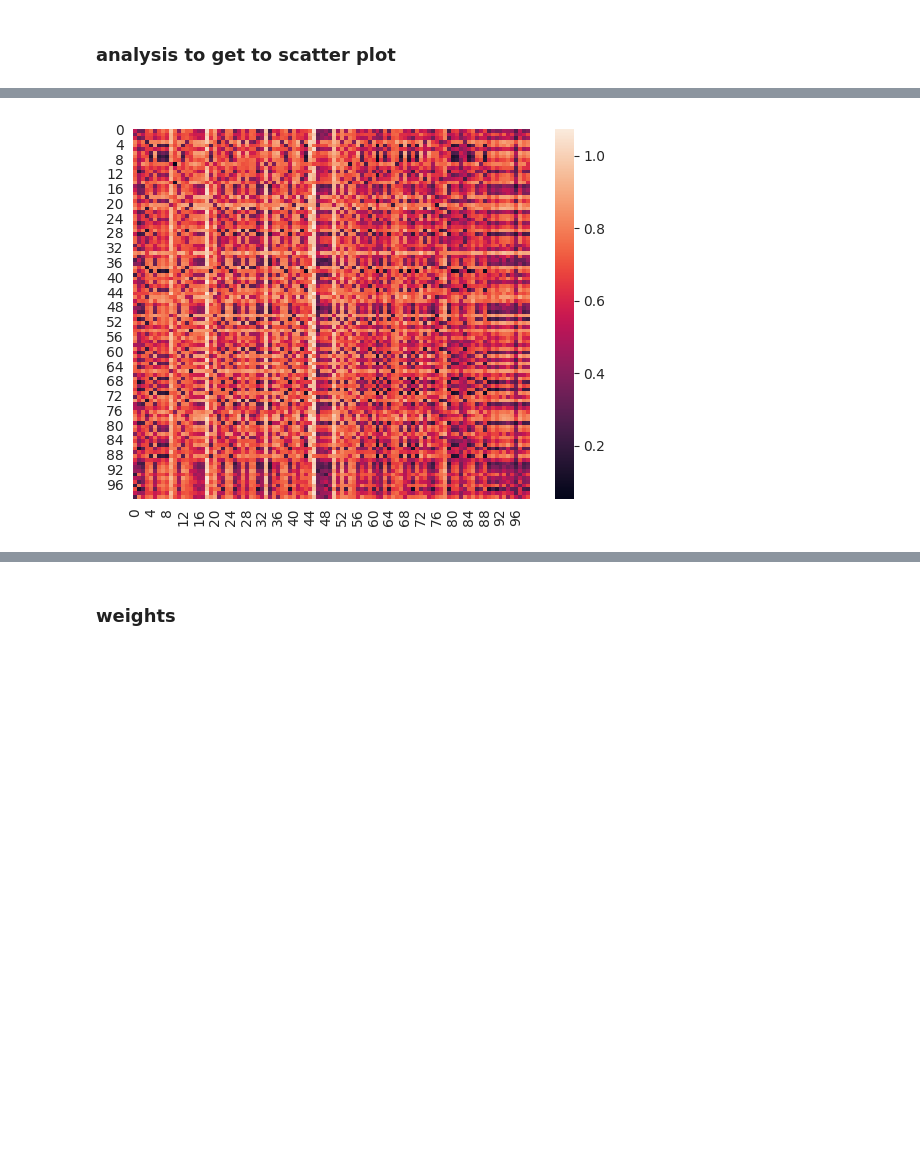
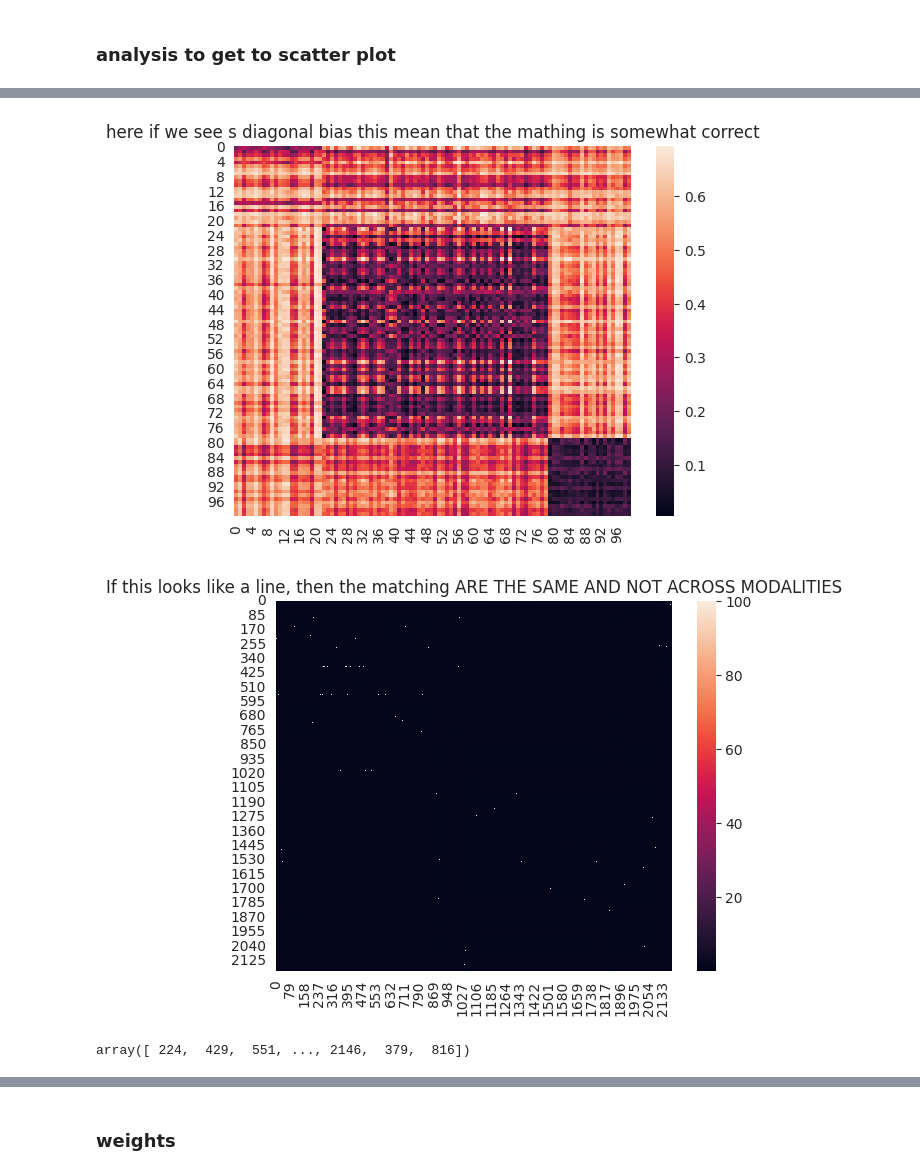
Before and after one commit to reformist/Mapping-scRNA-seq-Variability-Using-Co-Embedding-to-Understand-Cell-Neighborhood-Effects, a Jupyter notebook: CITE-seq_RNA_seq/archetype_generation.ipynb, the cells around one changed output, grey strips where cells are left out. Drawn from its saved outputs; the diff is of its cells as text; code cells hidden in the pictures; blank space fills up the shorter version.

```diff
--- a/CITE-seq_RNA_seq/archetype_generation.ipynb
+++ b/CITE-seq_RNA_seq/archetype_generation.ipynb
@@ -54,9 +46,18 @@ np.random.seed(8)
 # %%
 adata = sc.read("data/totalVI/spleen_lymph_cite_seq.h5ad")
 adata = adata[adata.obs['batch'] == f'SLN111-D1']
+# order adata by minor cell types
+# a = adata.obsm['protein_expression'].iloc[0,0]
+# print(a)
+# a = adata.obsm['protein_expression'].iloc[0,0]
+# print(a)
+
+# adata.obsm['protein_expression'] = adata.obsm['protein_expression'].iloc[adata.obs['cell_types'].argsort(),:]
 # take subsampel of adata
-fraction = 0.2
+fraction = 0.25
 sc.pp.subsample(adata, fraction=fraction)
+adata = adata[adata.obs['cell_types'].argsort(),:]
+
 # adata.obsm['protein_expression'].columns.tolist()
 # %%
 adata.obsm['protein_expression'].values.max()
@@ -605,8 +605,8 @@ array([[-3.28346957, -0.18416051, -6.71945001, -3.03853673],
 # %%
 # rna_archetype_vecs = (rna_archetype_vecs -    rna_archetype_vecs.mean()) / rna_archetype_vecs.std()
-protein_archetype_vecs = (protein_archetype_vecs - protein_archetype_vecs.mean()) / protein_archetype_vecs.std()
+# protein_archetype_vecs = (protein_archetype_vecs - protein_archetype_vecs.mean()) / protein_archetype_vecs.std()
 sns.heatmap((rna_archetype_vecs))
 plt.show()
-# sns.heatmap(np.log1p(protein_archetype_vecs))
-# plt.show()
+sns.heatmap((protein_archetype_vecs))
+plt.show()
 # %% [output]
@@ -614,12 +615,27 @@ plt.show()
 # %%
 
-archetype_distances = scipy.spatial.distance.cdist(rna_archetype_vecs,
-                                                   protein_archetype_vecs,metric='cosine')
-                                                   # adata_prot_subset.obsm['archetype_vec'].values,metric='cosine')
-matching_cells = np.argmin(archetype_distances,axis=1)
+archetype_distances = cdist(rna_archetype_vecs,
+                                                    protein_archetype_vecs, metric='cosine')
+# adata_prot_subset.obsm['archetype_vec'].values,metric='cosine')
+matching_cells = np.argmin(archetype_distances, axis=1)
 # adata_prot_subset = adata_prot_subset[matching_cells] # this make sure that the cells are aligned!
 # adata_rna_subset.obs['matching_protein_cells'] = matching_cells
-sns.heatmap(np.log1p(archetype_distances[:100,:100]))
+sns.heatmap(np.log1p(archetype_distances[:100, :100]))
+plt.title('here if we see s diagonal bias this mean that the mathing is somewhat correct')
 plt.show()
+
+# plt.plot(archetype_distances.argmin(axis=0))
+plt.title('If this looks like a line, then the matching ARE THE SAME AND NOT ACROSS MODALITIES')
+t = archetype_distances.copy()
+t[archetype_distances.argmin(axis=0), range(len(archetype_distances.argmin(axis=0)))] = 100
+sns.heatmap(t)
+# sns.heatmap(np.log1p(archetype_distances[:100,:100]))
+plt.show()
+
+rna_archetype_vecs
+len(archetype_distances.argmin(axis=0))
+archetype_distances.argmin(axis=0)
 # %% [output]
-[figure, old version]
+[figure, new version]
+[figure, added]
+array([ 224,  429,  551, ..., 2146,  379,  816])
```
Also changed, not shown: parts of 50 cells of this notebook, 1 other file.
